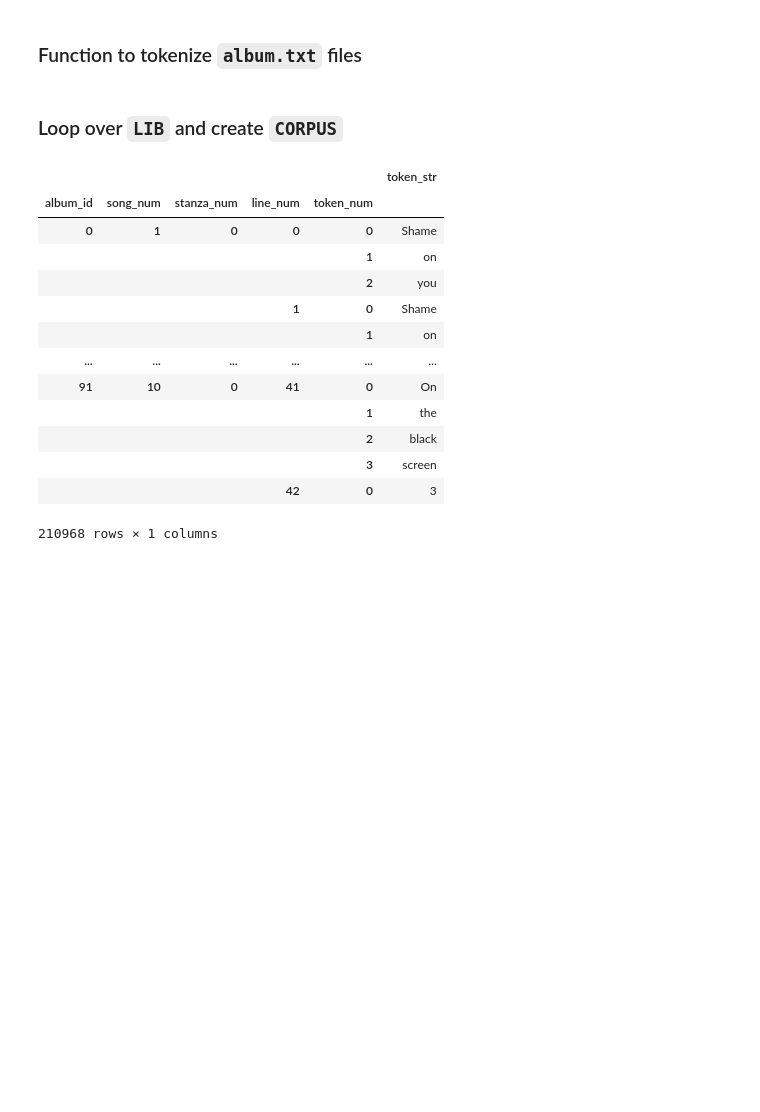
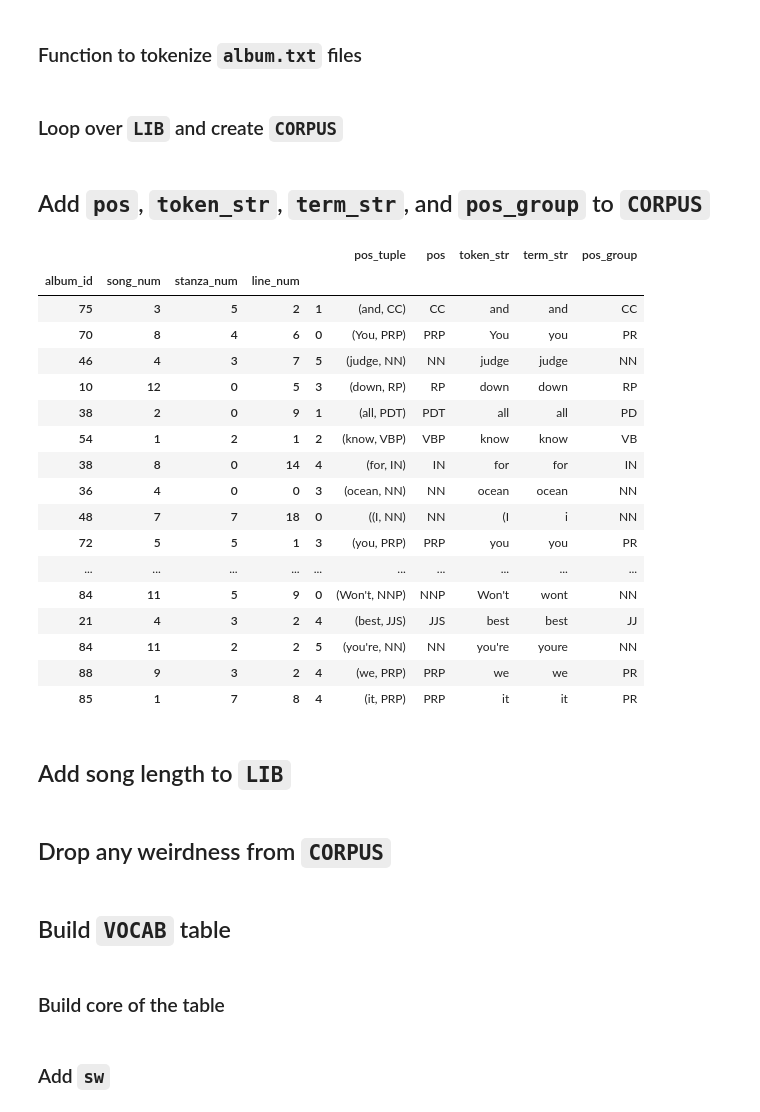
Before and after one commit to rlipps/Exploratory_Text_Analytics_Final, a Jupyter notebook: notebooks/Build_Tables.ipynb, the cells around one changed output. Cells and saved outputs as stored; diff of their text form; code cells hidden in the pictures; blank space fills up the shorter version.

Commit message:
Update Build_Tables and add tables

```diff
--- a/notebooks/Build_Tables.ipynb
+++ b/notebooks/Build_Tables.ipynb
@@ -396,11 +488,19 @@ def parse_album(album_id:int, album_name:str, song_regex:str):
     LINES = LINES[~LINES['line_str'].str.match(r'^\s*$')]   # Remove empty paragraphs
     LINES.line_str = LINES.line_str.str.strip()             # CRUCIAL TO REMOVE BLANK TOKENS
 
-    # Split lines into tokens
-    token_pat = r"[\s',-]+"
-    TOKENS = LINES['line_str'].str.split(token_pat, expand=True).stack()\
-        .to_frame('token_str')
-    TOKENS.index.names = OHCO[1:5]
+    # POS Tag based on lines
+    # Using
+    TOKENS = LINES.line_str\
+            .apply(lambda x: pd.Series(nltk.pos_tag(nltk.WhitespaceTokenizer().tokenize(x))))\
+            .stack()\
+            .to_frame('pos_tuple')
+
+    # Dropped in favor of NLTK processing above
+    # # Split lines into tokens
+    # token_pat = r"[\s',-]+"
+    # TOKENS = LINES['line_str'].str.split(token_pat, expand=True).stack()\
+    #     .to_frame('token_str')
+    # TOKENS.index.names = OHCO[1:5]
     TOKENS = pd.concat({album_id: TOKENS}, names=[OHCO[0]])
 
     return TOKENS
@@ -423,17 +516,30 @@ def gather(corpus, ohco, ohco_level):
+# %% [markdown]
+## Add `pos`, `token_str`, `term_str`, and `pos_group` to `CORPUS`
+# %%
+CORPUS['pos'] = CORPUS.pos_tuple.apply(lambda x: x[1])
+CORPUS['token_str'] = CORPUS.pos_tuple.apply(lambda x: x[0])
+CORPUS['term_str'] = CORPUS.token_str.str.lower().str.replace(r"\W+", "", regex=True)
+CORPUS['pos_group'] = CORPUS.pos.str[:2]
 # %%
-CORPUS
+CORPUS.sample(20)
 # %% [output]
-|  |  |  |  |  | token_str |
-| album_id | song_num | stanza_num | line_num | token_num |  |
-| 0 | 1 | 0 | 0 | 0 | Shame |
-|  |  |  |  | 1 | on |
-|  |  |  |  | 2 | you |
-|  |  |  | 1 | 0 | Shame |
-|  |  |  |  | 1 | on |
-| ... | ... | ... | ... | ... | ... |
-| 91 | 10 | 0 | 41 | 0 | On |
-|  |  |  |  | 1 | the |
-|  |  |  |  | 2 | black |
-|  |  |  |  | 3 | screen |
-|  |  |  | 42 | 0 | 3 |
+|  |  |  |  |  | pos_tuple | pos | token_str | term_str | pos_group |
+| album_id | song_num | stanza_num | line_num |  |  |  |  |  |  |
+| 75 | 3 | 5 | 2 | 1 | (and, CC) | CC | and | and | CC |
+| 70 | 8 | 4 | 6 | 0 | (You, PRP) | PRP | You | you | PR |
+| 46 | 4 | 3 | 7 | 5 | (judge, NN) | NN | judge | judge | NN |
+| 10 | 12 | 0 | 5 | 3 | (down, RP) | RP | down | down | RP |
+| 38 | 2 | 0 | 9 | 1 | (all, PDT) | PDT | all | all | PD |
+| 54 | 1 | 2 | 1 | 2 | (know, VBP) | VBP | know | know | VB |
+| 38 | 8 | 0 | 14 | 4 | (for, IN) | IN | for | for | IN |
+| 36 | 4 | 0 | 0 | 3 | (ocean, NN) | NN | ocean | ocean | NN |
+| 48 | 7 | 7 | 18 | 0 | ((I, NN) | NN | (I | i | NN |
+| 72 | 5 | 5 | 1 | 3 | (you, PRP) | PRP | you | you | PR |
+| ... | ... | ... | ... | ... | ... | ... | ... | ... | ... |
+| 84 | 11 | 5 | 9 | 0 | (Won't, NNP) | NNP | Won't | wont | NN |
+| 21 | 4 | 3 | 2 | 4 | (best, JJS) | JJS | best | best | JJ |
+| 84 | 11 | 2 | 2 | 5 | (you're, NN) | NN | you're | youre | NN |
+| 88 | 9 | 3 | 2 | 4 | (we, PRP) | PRP | we | we | PR |
+| 85 | 1 | 7 | 8 | 4 | (it, PRP) | PRP | it | it | PR |
-210968 rows × 1 columns
+# %% [markdown]
+## Add song length to `LIB`
@@ -439,0 +550,2 @@ CORPUS
+# %% [markdown]
+## Drop any weirdness from `CORPUS`
@@ -439,0 +554,4 @@ CORPUS
+# %% [markdown]
+## Build `VOCAB` table
+# %% [markdown]
+### Build core of the table
@@ -439,0 +570,2 @@ CORPUS
+# %% [markdown]
+### Add `sw`
```
Also changed, not shown: parts of 32 cells of this notebook, 7 other files.
